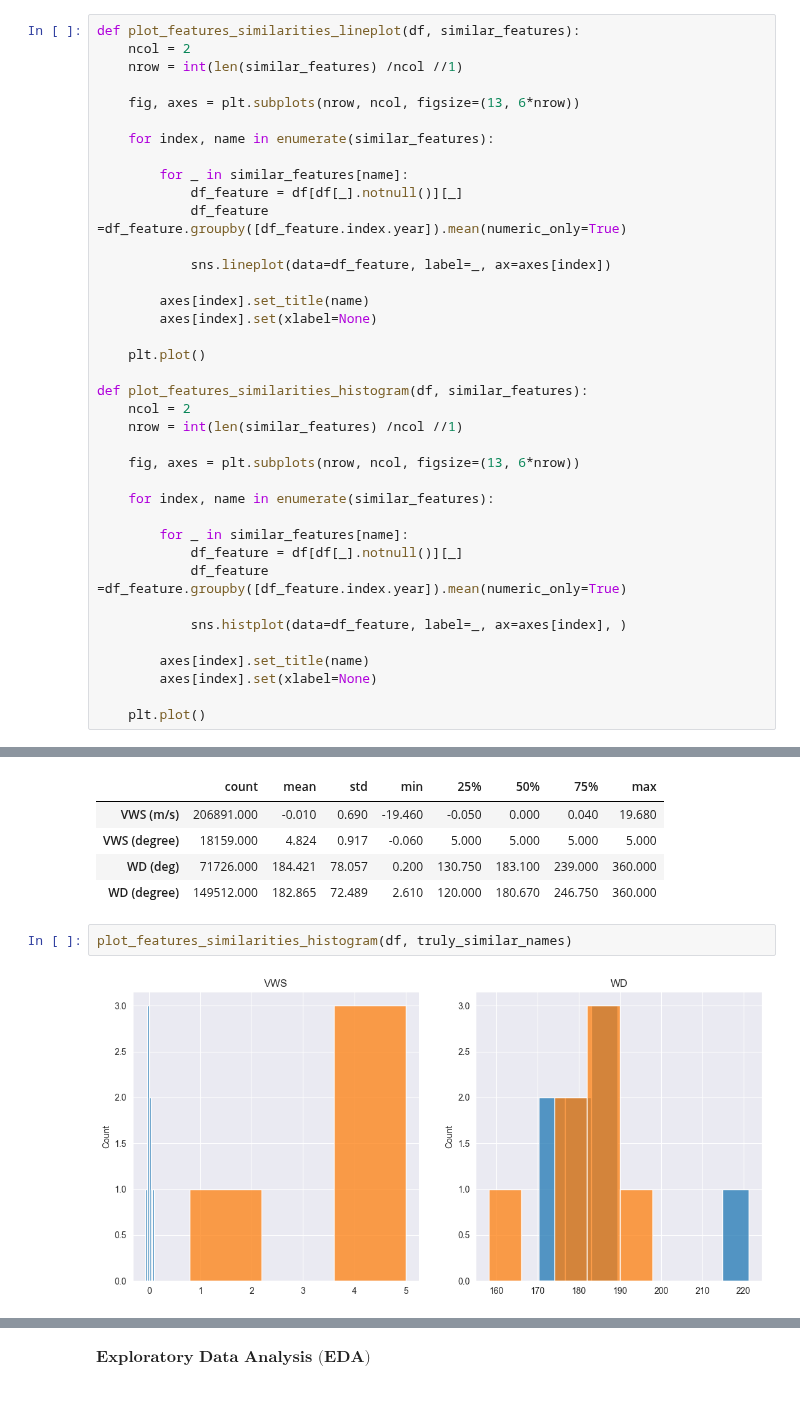
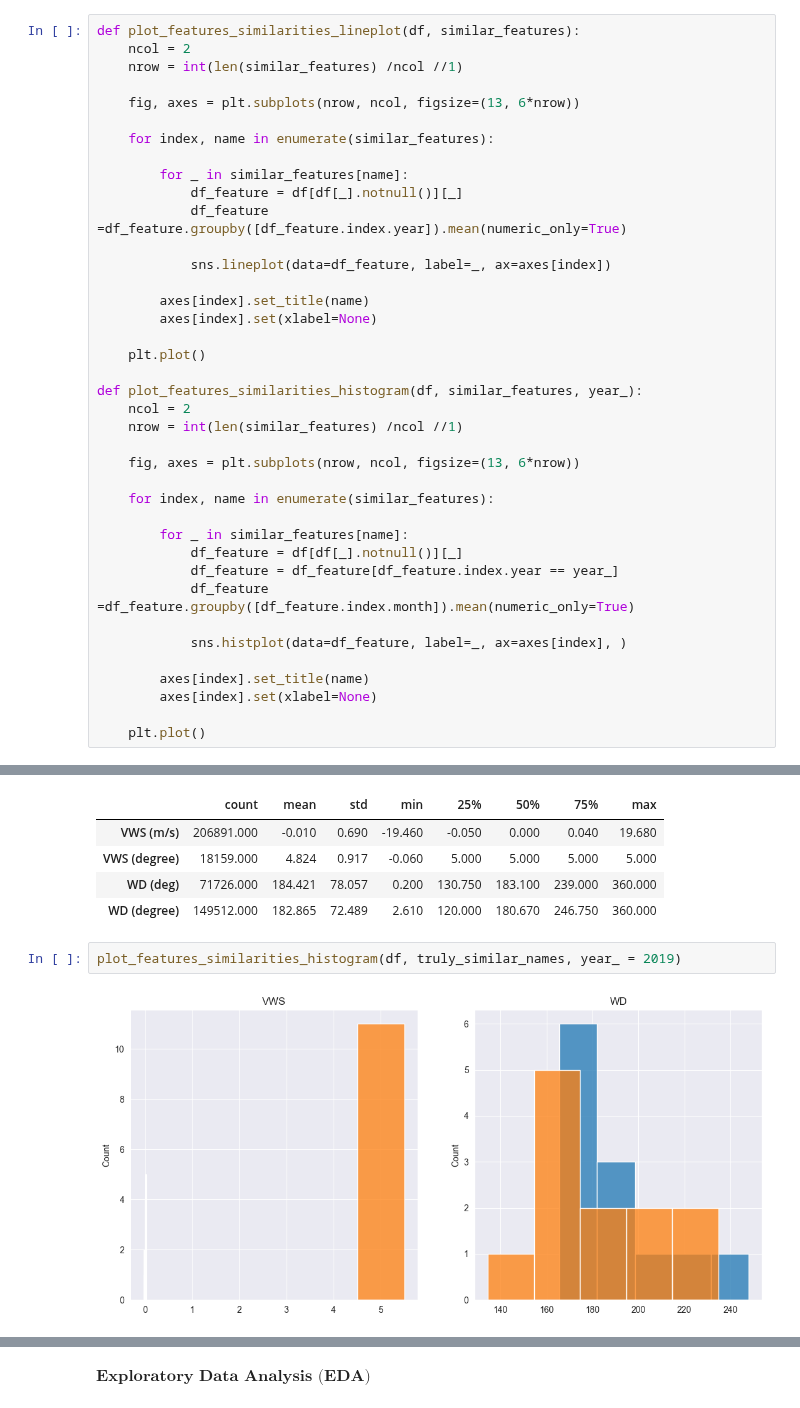
Before and after one commit to PyFon-hub/Masters_Thesis, a Jupyter notebook: Data_Analysis/Exploratory_Data_Analysis.ipynb, the cells around one changed output, grey strips where cells are left out. Drawn from its saved outputs; the diff is of its cells as text.

```diff
--- a/Data_Analysis/Exploratory_Data_Analysis.ipynb
+++ b/Data_Analysis/Exploratory_Data_Analysis.ipynb
@@ -293,7 +293,7 @@ def plot_features_similarities_lineplot(df, similar_features):
 
     plt.plot()
 
-def plot_features_similarities_histogram(df, similar_features):
+def plot_features_similarities_histogram(df, similar_features, year_):
     ncol = 2
     nrow = int(len(similar_features) /ncol //1)
 
@@ -303,7 +303,8 @@ def plot_features_similarities_histogram(df, similar_features):
 
         for _ in similar_features[name]:
             df_feature = df[df[_].notnull()][_]
-            df_feature =df_feature.groupby([df_feature.index.year]).mean(numeric_only=True)
+            df_feature = df_feature[df_feature.index.year == year_]
+            df_feature =df_feature.groupby([df_feature.index.month]).mean(numeric_only=True)
 
             sns.histplot(data=df_feature, label=_, ax=axes[index], )
 
@@ -324,7 +325,7 @@ df[[_ for item in truly_similar_names.values() for _ in item]].describe().applym
 | WD (deg) | 71726.000 | 184.421 | 78.057 | 0.200 | 130.750 | 183.100 | 239.000 | 360.000 |
 | WD (degree) | 149512.000 | 182.865 | 72.489 | 2.610 | 120.000 | 180.670 | 246.750 | 360.000 |
 # %%
-plot_features_similarities_histogram(df, truly_similar_names)
+plot_features_similarities_histogram(df, truly_similar_names, year_ = 2019)
 # %% [output]
-[figure, old version]
+[figure, new version]
 # %% [markdown]
```
Also changed, not shown: parts of 4 cells of this notebook.
